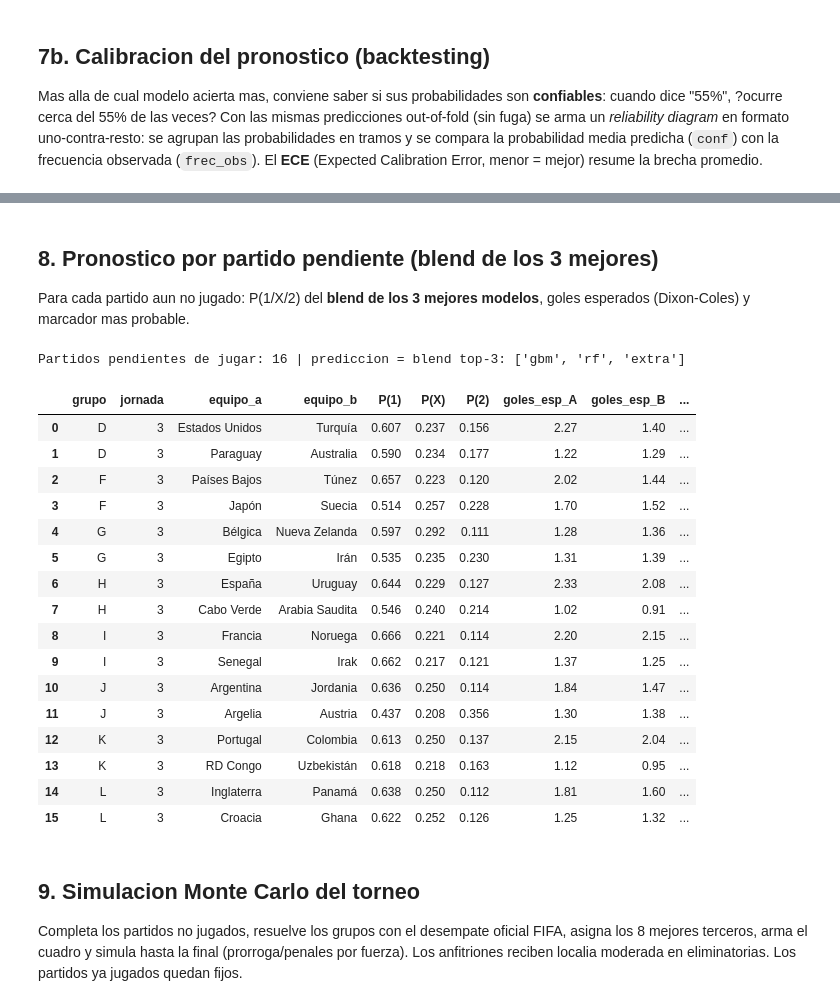
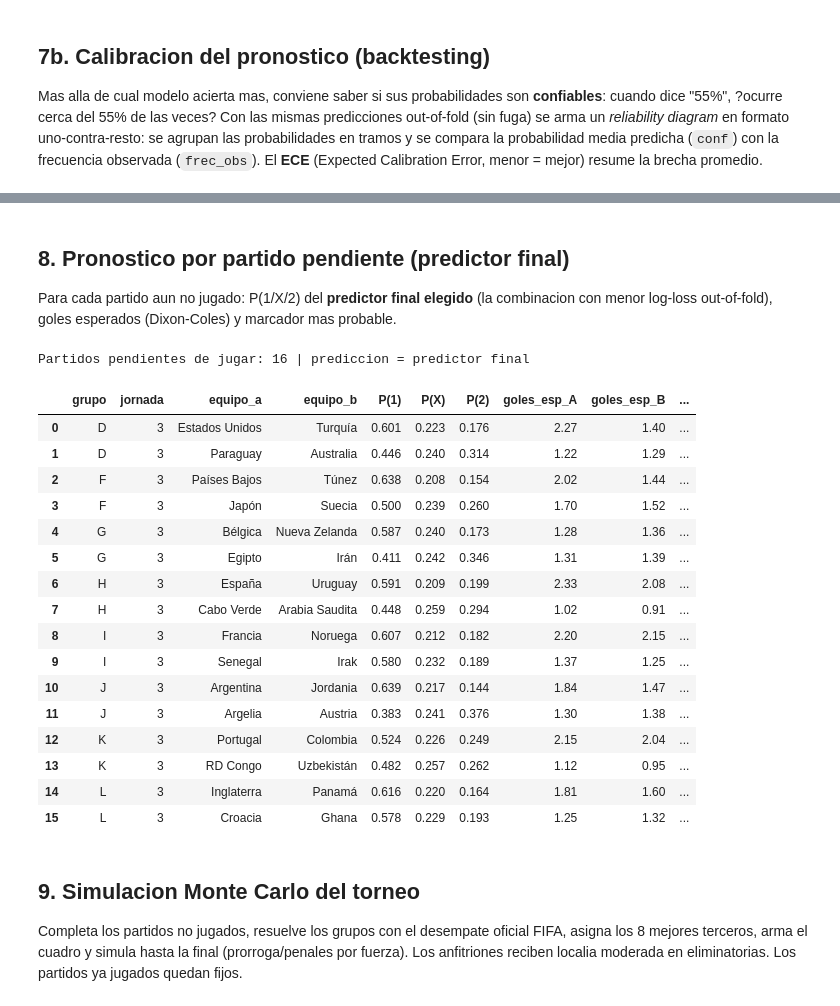
Before and after one commit to santiagoriverti/ML_prediccion_mundial2026, a Jupyter notebook: notebooks/prediccion_mundial2026.ipynb, the cells around one changed output, grey strips where cells are left out. Cells and saved outputs as stored; diff of their text form; code cells hidden in the pictures.

Commit message:
Notebook ejecutado con predictor final (ensemble) y memoria al dia

```diff
--- a/notebooks/prediccion_mundial2026.ipynb
+++ b/notebooks/prediccion_mundial2026.ipynb
@@ -244,16 +247,25 @@ cumple Dixon-Coles; la seleccion top-3 aplica al pronostico 1/X/2.
 # %%
-from models import evaluar_modelos, seleccionar_top
+from models import evaluar_modelos, seleccionar_top, elegir_predictor_final
 
 # Evaluacion OOF (reusa los hiperparametros ya buscados y los parametros
 # econometricos calibrados). devolver_oof=True entrega las predicciones OOF
-# (oof) y los resultados reales (y_eval) para medir la calibracion mas abajo.
+# (oof) y los resultados reales (y_eval) para medir calibracion y elegir predictor.
 tabla_eval, mejor, oof, y_eval = evaluar_modelos(
     dataset, equipos, devolver_oof=True, nu=NU, lambda_prior=LAMBDA,
     hiperparams=reporte['hiperparams'])
 
-# Los 3 mejores modelos base (excluye 'ensemble') y sus pesos para el blend.
+# Los 3 mejores modelos individuales (informativo).
 top3, pesos_top = seleccionar_top(tabla_eval, k=3)
-print('Los 3 mejores modelos (prediccion final):', top3)
-print('Pesos del blend:', {k: round(v, 3) for k, v in pesos_top.items()})
+print('Los 3 mejores modelos individuales (log-loss):', top3)
+
+# PREDICTOR FINAL data-driven: compara el blend top-3 vs un blend DIVERSO de todos
+# los modelos (ponderado por 1/log-loss) y elige el de menor log-loss out-of-fold.
+# La diversidad (Elo + Dixon-Coles + lineal + arboles + boosting) suele ganarle al
+# top-3, que tiende a juntar modelos correlacionados.
+tabla_pred, nombres_fin, pesos_fin = elegir_predictor_final(oof, y_eval, top3, pesos_top)
+print('\nComparacion de predictores finales (log-loss out-of-fold, menor = mejor):')
+print(tabla_pred.to_string(index=False))
+print('\nPredictor FINAL elegido:', list(nombres_fin))
+print('Pesos:', {k: round(v, 3) for k, v in pesos_fin.items()})
 tabla_eval
 # %% [output]
@@ -325,35 +345,37 @@ Reliability del blend top-3 ['gbm', 'rf', 'extra']  | ECE = 0.0536
 # %% [markdown]
-## 8. Pronostico por partido pendiente (blend de los 3 mejores)
+## 8. Pronostico por partido pendiente (predictor final)
 
-Para cada partido aun no jugado: P(1/X/2) del **blend de los 3 mejores modelos**,
-goles esperados (Dixon-Coles) y marcador mas probable.
+Para cada partido aun no jugado: P(1/X/2) del **predictor final elegido** (la
+combinacion con menor log-loss out-of-fold), goles esperados (Dixon-Coles) y
+marcador mas probable.
 # %%
 from models import pronostico_partidos
 
 tabla_partidos = pronostico_partidos(dataset, equipos, dc, modelos_ml,
-                                     modelos_top=top3, pesos_top=pesos_top, nu=NU)
+                                     modelos_top=nombres_fin, pesos_top=pesos_fin,
+                                     nu=NU)
 print('Partidos pendientes de jugar:', len(tabla_partidos),
-      '| prediccion = blend top-3:', top3)
+      '| prediccion = predictor final')
 tabla_partidos.head(20)
 # %% [output]
-Partidos pendientes de jugar: 16 | prediccion = blend top-3: ['gbm', 'rf', 'extra']
+Partidos pendientes de jugar: 16 | prediccion = predictor final
 |  | grupo | jornada | equipo_a | equipo_b | P(1) | P(X) | P(2) | goles_esp_A | goles_esp_B | ... |
-| 0 | D | 3 | Estados Unidos | Turquía | 0.607 | 0.237 | 0.156 | 2.27 | 1.40 | ... |
-| 1 | D | 3 | Paraguay | Australia | 0.590 | 0.234 | 0.177 | 1.22 | 1.29 | ... |
-| 2 | F | 3 | Países Bajos | Túnez | 0.657 | 0.223 | 0.120 | 2.02 | 1.44 | ... |
-| 3 | F | 3 | Japón | Suecia | 0.514 | 0.257 | 0.228 | 1.70 | 1.52 | ... |
-| 4 | G | 3 | Bélgica | Nueva Zelanda | 0.597 | 0.292 | 0.111 | 1.28 | 1.36 | ... |
-| 5 | G | 3 | Egipto | Irán | 0.535 | 0.235 | 0.230 | 1.31 | 1.39 | ... |
-| 6 | H | 3 | España | Uruguay | 0.644 | 0.229 | 0.127 | 2.33 | 2.08 | ... |
-| 7 | H | 3 | Cabo Verde | Arabia Saudita | 0.546 | 0.240 | 0.214 | 1.02 | 0.91 | ... |
-| 8 | I | 3 | Francia | Noruega | 0.666 | 0.221 | 0.114 | 2.20 | 2.15 | ... |
-| 9 | I | 3 | Senegal | Irak | 0.662 | 0.217 | 0.121 | 1.37 | 1.25 | ... |
-| 10 | J | 3 | Argentina | Jordania | 0.636 | 0.250 | 0.114 | 1.84 | 1.47 | ... |
-| 11 | J | 3 | Argelia | Austria | 0.437 | 0.208 | 0.356 | 1.30 | 1.38 | ... |
-| 12 | K | 3 | Portugal | Colombia | 0.613 | 0.250 | 0.137 | 2.15 | 2.04 | ... |
-| 13 | K | 3 | RD Congo | Uzbekistán | 0.618 | 0.218 | 0.163 | 1.12 | 0.95 | ... |
-| 14 | L | 3 | Inglaterra | Panamá | 0.638 | 0.250 | 0.112 | 1.81 | 1.60 | ... |
-| 15 | L | 3 | Croacia | Ghana | 0.622 | 0.252 | 0.126 | 1.25 | 1.32 | ... |
+| 0 | D | 3 | Estados Unidos | Turquía | 0.601 | 0.223 | 0.176 | 2.27 | 1.40 | ... |
+| 1 | D | 3 | Paraguay | Australia | 0.446 | 0.240 | 0.314 | 1.22 | 1.29 | ... |
+| 2 | F | 3 | Países Bajos | Túnez | 0.638 | 0.208 | 0.154 | 2.02 | 1.44 | ... |
+| 3 | F | 3 | Japón | Suecia | 0.500 | 0.239 | 0.260 | 1.70 | 1.52 | ... |
+| 4 | G | 3 | Bélgica | Nueva Zelanda | 0.587 | 0.240 | 0.173 | 1.28 | 1.36 | ... |
+| 5 | G | 3 | Egipto | Irán | 0.411 | 0.242 | 0.346 | 1.31 | 1.39 | ... |
+| 6 | H | 3 | España | Uruguay | 0.591 | 0.209 | 0.199 | 2.33 | 2.08 | ... |
+| 7 | H | 3 | Cabo Verde | Arabia Saudita | 0.448 | 0.259 | 0.294 | 1.02 | 0.91 | ... |
+| 8 | I | 3 | Francia | Noruega | 0.607 | 0.212 | 0.182 | 2.20 | 2.15 | ... |
+| 9 | I | 3 | Senegal | Irak | 0.580 | 0.232 | 0.189 | 1.37 | 1.25 | ... |
+| 10 | J | 3 | Argentina | Jordania | 0.639 | 0.217 | 0.144 | 1.84 | 1.47 | ... |
+| 11 | J | 3 | Argelia | Austria | 0.383 | 0.241 | 0.376 | 1.30 | 1.38 | ... |
+| 12 | K | 3 | Portugal | Colombia | 0.524 | 0.226 | 0.249 | 2.15 | 2.04 | ... |
+| 13 | K | 3 | RD Congo | Uzbekistán | 0.482 | 0.257 | 0.262 | 1.12 | 0.95 | ... |
+| 14 | L | 3 | Inglaterra | Panamá | 0.616 | 0.220 | 0.164 | 1.81 | 1.60 | ... |
+| 15 | L | 3 | Croacia | Ghana | 0.578 | 0.229 | 0.193 | 1.25 | 1.32 | ... |
 # %% [markdown]
 ## 9. Simulacion Monte Carlo del torneo
 
```
Also changed, not shown: parts of 9 cells of this notebook, 1 other file.
